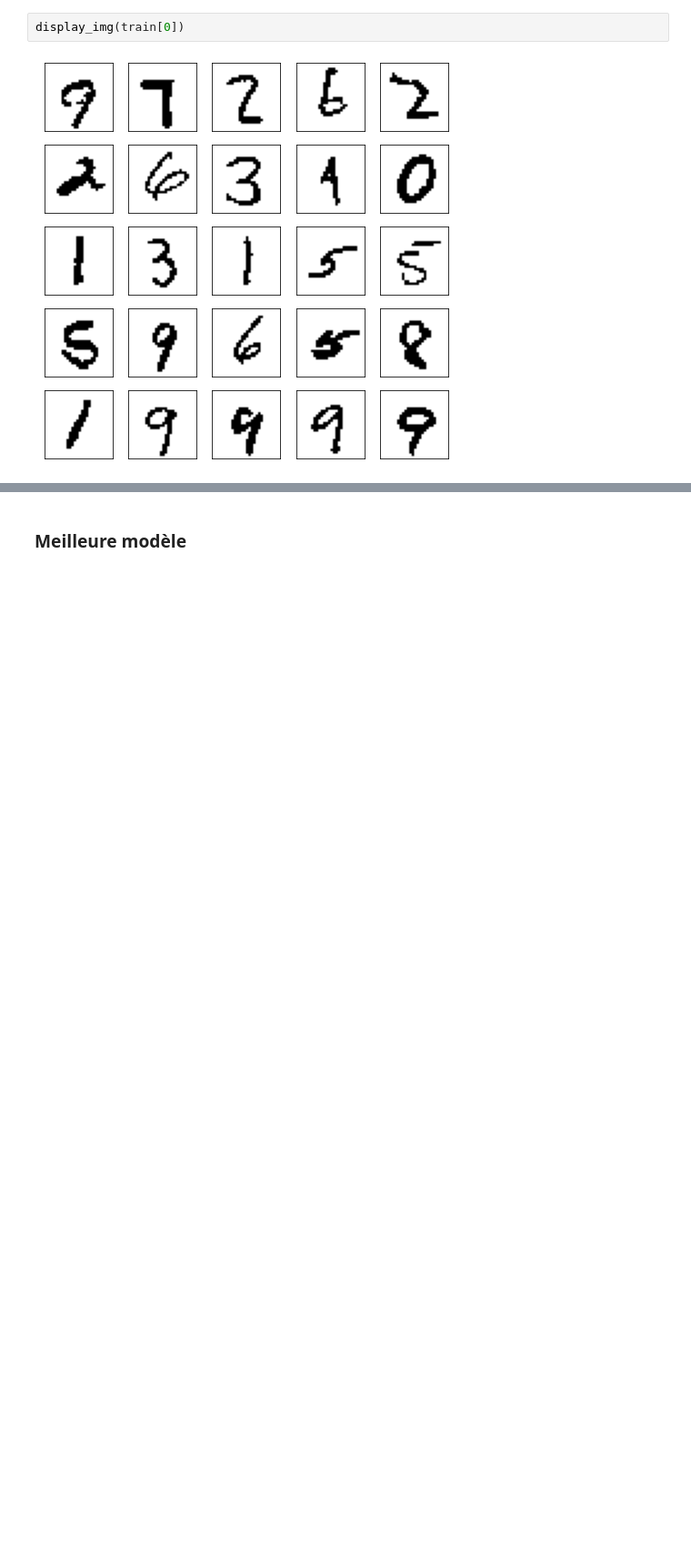
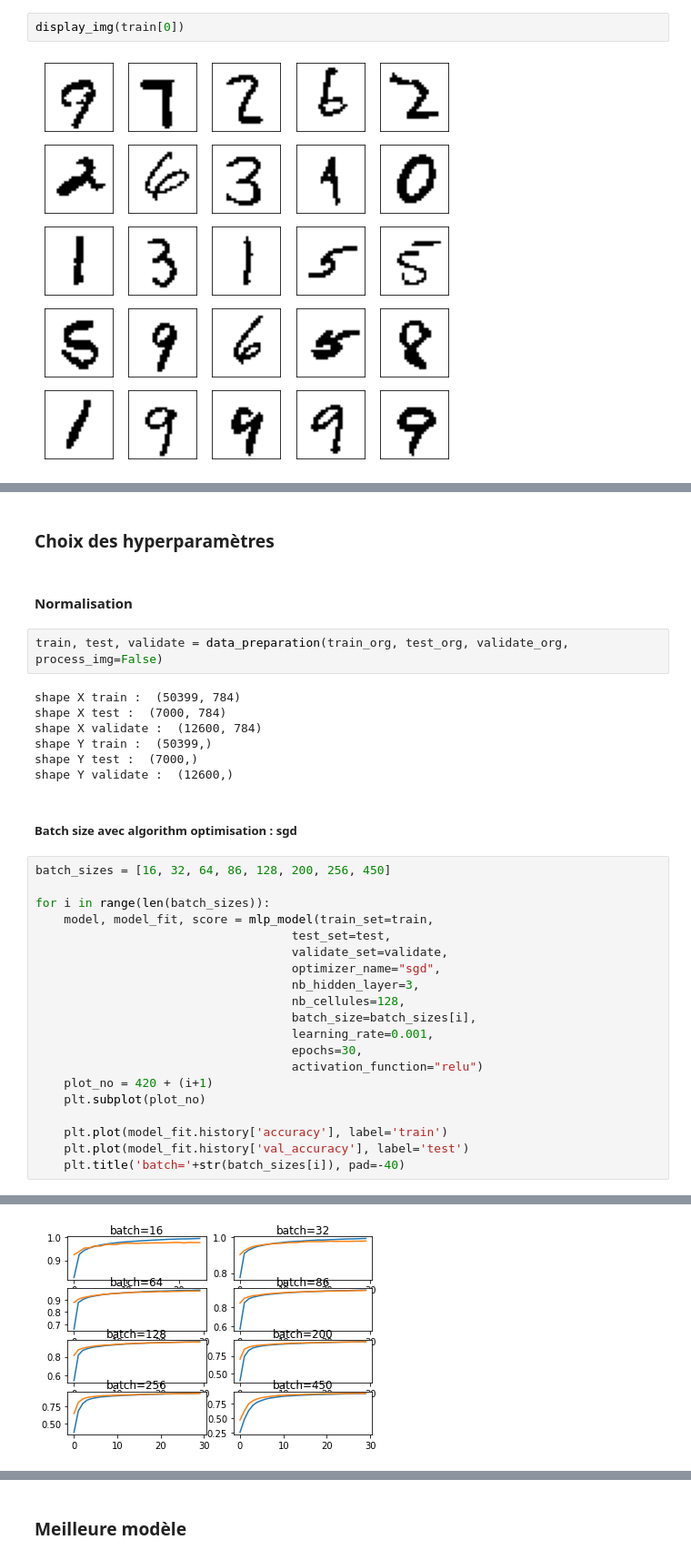
Before and after one commit to hibiga/MLP---MNIST, a Jupyter notebook: RDN.ipynb, the cells around one changed output, grey strips where cells are left out. Shown: that part at 91% size. Saved outputs shown, nothing was run; the diff lists cells and outputs as text; blank space fills up the shorter version.

```diff
--- a/RDN.ipynb
+++ b/RDN.ipynb
@@ -665,0 +637,36 @@ Saved trained model at ./results/model7_imgprc
+# %% [markdown]
+### Choix des hyperparamètres
+# %% [markdown]
+#### Normalisation
+# %%
+train, test, validate = data_preparation(train_org, test_org, validate_org, process_img=False)
+# %% [output]
+shape X train :  (50399, 784)
+shape X test :  (7000, 784)
+shape X validate :  (12600, 784)
+shape Y train :  (50399,)
+shape Y test :  (7000,)
+shape Y validate :  (12600,)
+# %% [markdown]
+##### Batch size avec algorithm optimisation : sgd
+# %%
+batch_sizes = [16, 32, 64, 86, 128, 200, 256, 450]
+
+for i in range(len(batch_sizes)):
+    model, model_fit, score = mlp_model(train_set=train,
+                                    test_set=test,
+                                    validate_set=validate,
+                                    optimizer_name="sgd",
+                                    nb_hidden_layer=3,
+                                    nb_cellules=128,
+                                    batch_size=batch_sizes[i],
+                                    learning_rate=0.001,
+                                    epochs=30,
+                                    activation_function="relu")
+    plot_no = 420 + (i+1)
+    plt.subplot(plot_no)
+
+    plt.plot(model_fit.history['accuracy'], label='train')
+    plt.plot(model_fit.history['val_accuracy'], label='test')
+    plt.title('batch='+str(batch_sizes[i]), pad=-40)
+# %% [output]
@@ -665,0 +681 @@ Saved trained model at ./results/model7_imgprc
+[figure, added]
```
Also changed, not shown: parts of 55 cells of this notebook.
